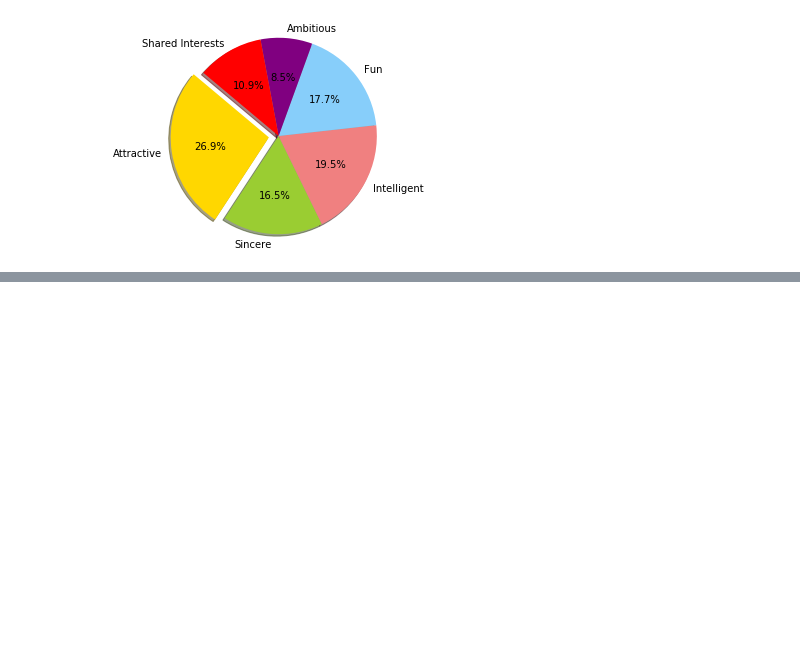
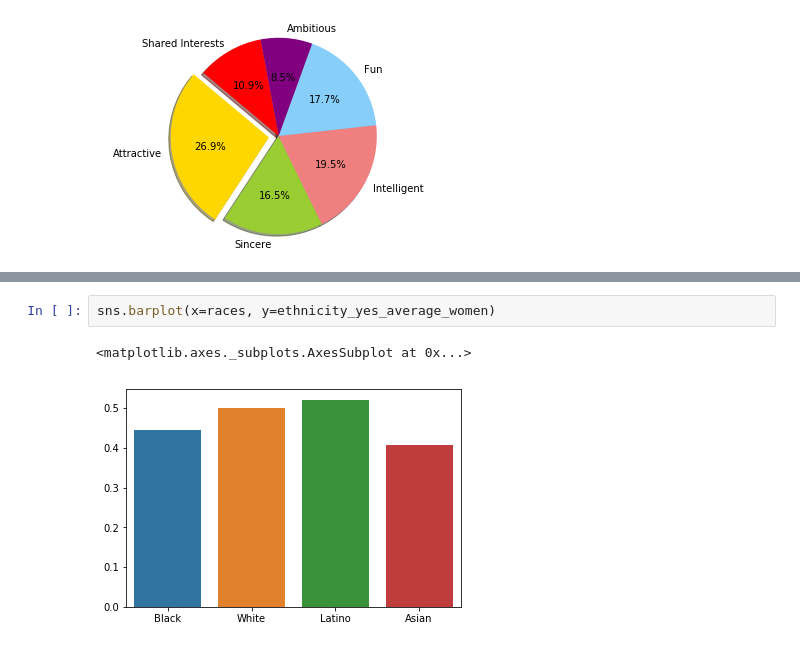
Before and after one commit to VincentG123/ThinkfulBootcamp, a Jupyter notebook: Speed_Dating_2.ipynb, the cells around one changed output, grey strips where cells are left out. Saved outputs shown, nothing was run; the diff lists cells and outputs as text; blank space fills up the shorter version.

```diff
--- a/Speed_Dating_2.ipynb
+++ b/Speed_Dating_2.ipynb
@@ -197,3 +214,8 @@ plt.show()
+# %%
+sns.barplot(x=races, y=ethnicity_yes_average_women)
+# %% [output]
+<matplotlib.axes._subplots.AxesSubplot at 0x...>
+[figure, added]
 # %%
 sns.lmplot(x="att_importance", y="attr", data=speed_dating, hue="dec",x_jitter=0.3, y_jitter=0.3, size = 10)
 plt.show()
```
Also changed, not shown: parts of 23 cells of this notebook.
